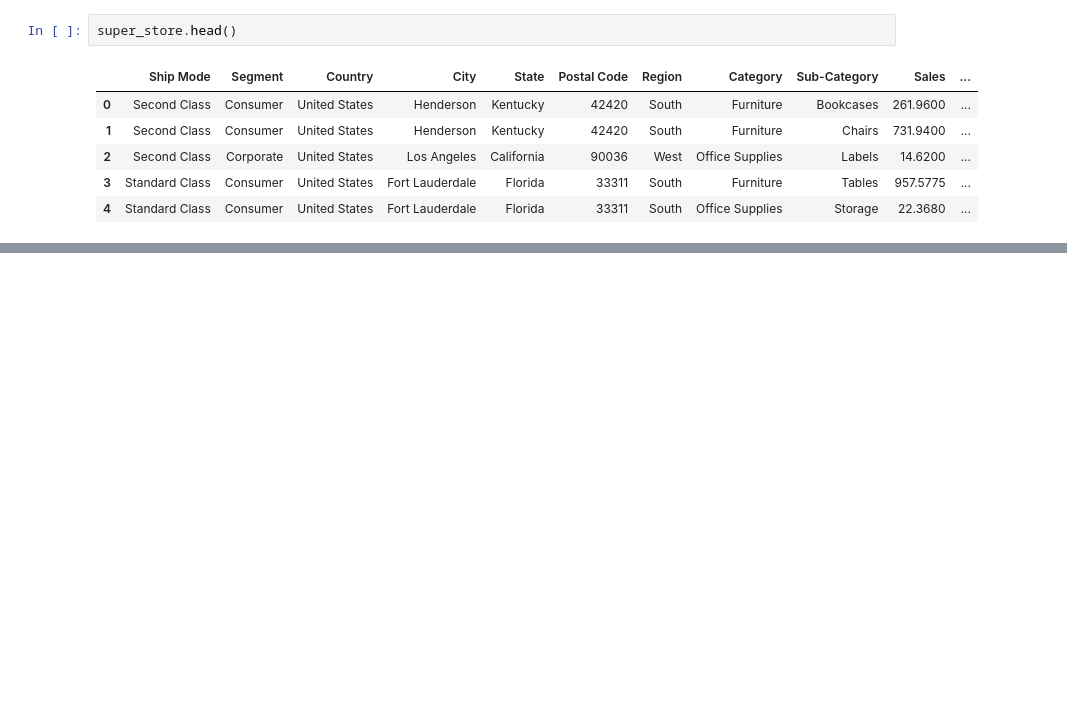
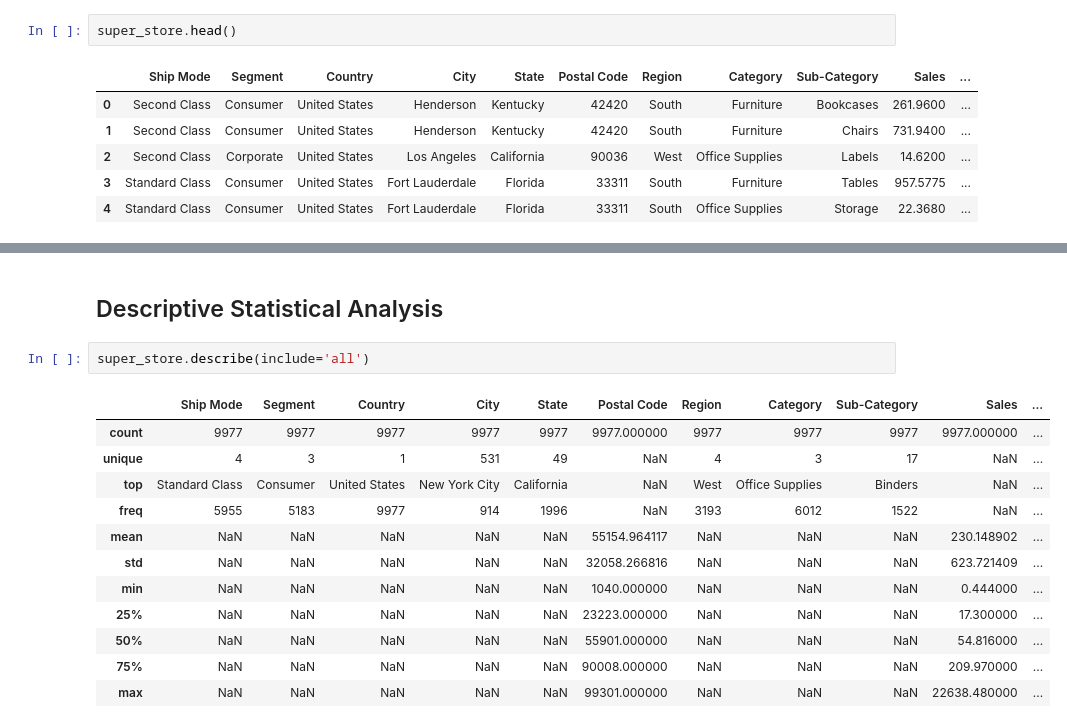
Before and after one commit to Antonio417/Data_Analyst_Portfolio, a Jupyter notebook: Python/Store-Analysis/EDA on Store.ipynb, the cells around one changed output, grey strips where cells are left out. Saved outputs shown, nothing was run; the diff lists cells and outputs as text; blank space fills up the shorter version.

```diff
--- a/Python/Store-Analysis/EDA on Store.ipynb
+++ b/Python/Store-Analysis/EDA on Store.ipynb
@@ -43,0 +144,17 @@ super_store.head()
+# %% [markdown]
+## Descriptive Statistical Analysis
+# %%
+super_store.describe(include='all')
+# %% [output]
+|  | Ship Mode | Segment | Country | City | State | Postal Code | Region | Category | Sub-Category | Sales | ... |
+| count | 9977 | 9977 | 9977 | 9977 | 9977 | 9977.000000 | 9977 | 9977 | 9977 | 9977.000000 | ... |
+| unique | 4 | 3 | 1 | 531 | 49 | NaN | 4 | 3 | 17 | NaN | ... |
+| top | Standard Class | Consumer | United States | New York City | California | NaN | West | Office Supplies | Binders | NaN | ... |
+| freq | 5955 | 5183 | 9977 | 914 | 1996 | NaN | 3193 | 6012 | 1522 | NaN | ... |
+| mean | NaN | NaN | NaN | NaN | NaN | 55154.964117 | NaN | NaN | NaN | 230.148902 | ... |
+| std | NaN | NaN | NaN | NaN | NaN | 32058.266816 | NaN | NaN | NaN | 623.721409 | ... |
+| min | NaN | NaN | NaN | NaN | NaN | 1040.000000 | NaN | NaN | NaN | 0.444000 | ... |
+| 25% | NaN | NaN | NaN | NaN | NaN | 23223.000000 | NaN | NaN | NaN | 17.300000 | ... |
+| 50% | NaN | NaN | NaN | NaN | NaN | 55901.000000 | NaN | NaN | NaN | 54.816000 | ... |
+| 75% | NaN | NaN | NaN | NaN | NaN | 90008.000000 | NaN | NaN | NaN | 209.970000 | ... |
+| max | NaN | NaN | NaN | NaN | NaN | 99301.000000 | NaN | NaN | NaN | 22638.480000 | ... |
```
Also changed, not shown: parts of 21 cells of this notebook.
